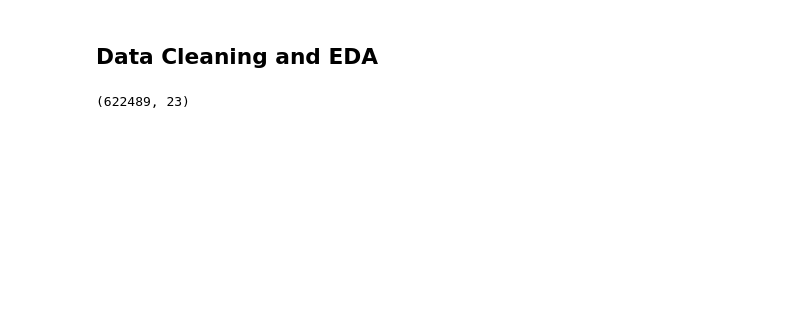
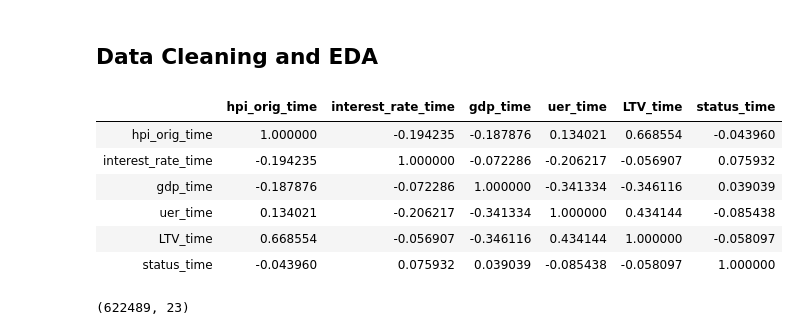
Before and after one commit to WickedoneC/Mortgage_Default, a Jupyter notebook: Data_and_Cleaning/Mortgage_Cleaning.ipynb, the cells around one changed output. Cells and saved outputs as stored; diff of their text form; code cells hidden in the pictures; blank space fills up the shorter version.

```diff
--- a/Data_and_Cleaning/Mortgage_Cleaning.ipynb
+++ b/Data_and_Cleaning/Mortgage_Cleaning.ipynb
@@ -9,7 +9,17 @@ import numpy as np
 
 %matplotlib inline
 # %%
-mortgage = pd.read_csv('/Users/wickedbear/Coding/Projects/Mortgage_Default/Data_and_Cleaning/mortgage.csv')
+mortgage = pd.read_csv('/Users/wickedbear/Coding/Projects/Mortgage_Default/Mortgage_Default/Data_and_Cleaning/mortgage.csv')
+# %%
+pd.DataFrame(mortgage[['hpi_orig_time', 'interest_rate_time', 'gdp_time', 'uer_time', 'LTV_time', 'status_time']]).corr()
+# %% [output]
+|  | hpi_orig_time | interest_rate_time | gdp_time | uer_time | LTV_time | status_time |
+| hpi_orig_time | 1.000000 | -0.194235 | -0.187876 | 0.134021 | 0.668554 | -0.043960 |
+| interest_rate_time | -0.194235 | 1.000000 | -0.072286 | -0.206217 | -0.056907 | 0.075932 |
+| gdp_time | -0.187876 | -0.072286 | 1.000000 | -0.341334 | -0.346116 | 0.039039 |
+| uer_time | 0.134021 | -0.206217 | -0.341334 | 1.000000 | 0.434144 | -0.085438 |
+| LTV_time | 0.668554 | -0.056907 | -0.346116 | 0.434144 | 1.000000 | -0.058097 |
+| status_time | -0.043960 | 0.075932 | 0.039039 | -0.085438 | -0.058097 | 1.000000 |
 # %%
 mortgage.shape
 # %% [output]
```
Also changed, not shown: parts of 3 cells of this notebook.
